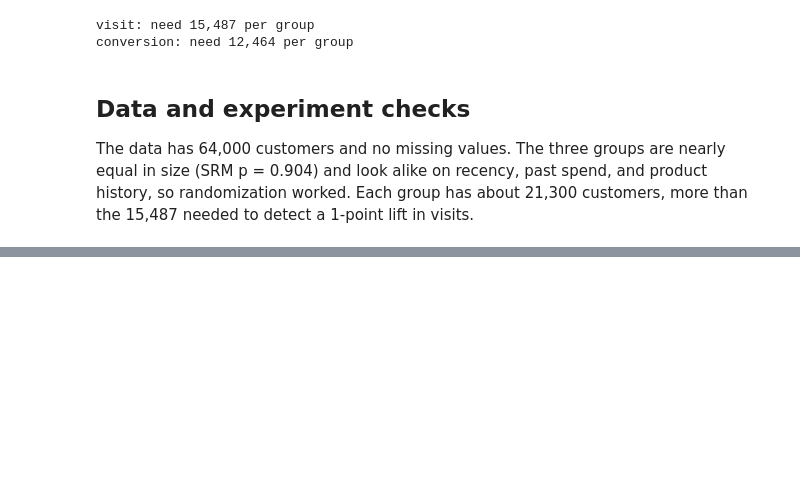
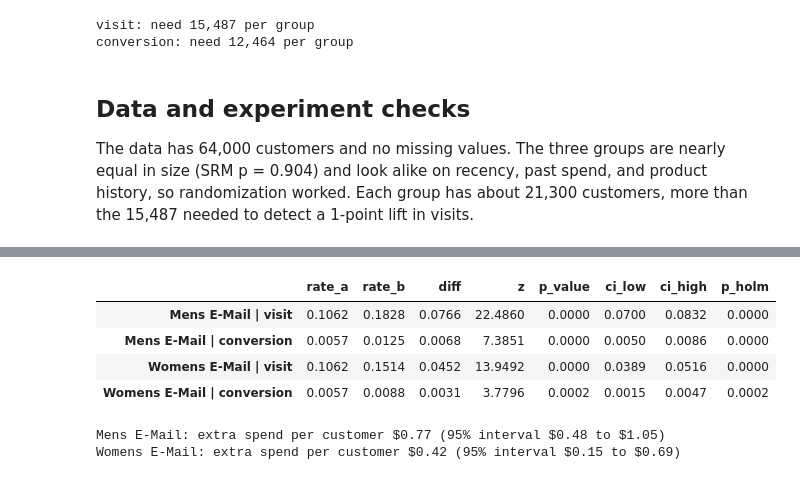
Before and after one commit to wmwilliamsjr/email-ab-test-uplift, a Jupyter notebook: notebooks/01_ab_test.ipynb, the cells around one changed output, grey strips where cells are left out. Drawn from its saved outputs; the diff is of its cells as text; code cells hidden in the pictures; blank space fills up the shorter version.

Commit message:
Add A/B test results

```diff
--- a/notebooks/01_ab_test.ipynb
+++ b/notebooks/01_ab_test.ipynb
@@ -71,0 +99,25 @@ The data has 64,000 customers and no missing values. The three groups are nearly
+# %%
+control = df[df["segment"] == "No E-Mail"]
+results = {}
+for email in ["Mens E-Mail", "Womens E-Mail"]:
+    grp = df[df["segment"] == email]
+    for metric in ["visit", "conversion"]:
+        results[f"{email} | {metric}"] = two_proportion_test(
+            int(control[metric].sum()), len(control), int(grp[metric].sum()), len(grp))
+table = pd.DataFrame(results).T
+table["p_holm"] = holm_adjust(table["p_value"].tolist())
+table.round(4)
+# %% [output]
+|  | rate_a | rate_b | diff | z | p_value | ci_low | ci_high | p_holm |
+| Mens E-Mail | visit | 0.1062 | 0.1828 | 0.0766 | 22.4860 | 0.0000 | 0.0700 | 0.0832 | 0.0000 |
+| Mens E-Mail | conversion | 0.0057 | 0.0125 | 0.0068 | 7.3851 | 0.0000 | 0.0050 | 0.0086 | 0.0000 |
+| Womens E-Mail | visit | 0.1062 | 0.1514 | 0.0452 | 13.9492 | 0.0000 | 0.0389 | 0.0516 | 0.0000 |
+| Womens E-Mail | conversion | 0.0057 | 0.0088 | 0.0031 | 3.7796 | 0.0002 | 0.0015 | 0.0047 | 0.0002 |
+# %%
+for email in ["Mens E-Mail", "Womens E-Mail"]:
+    diffs = bootstrap_diff(control["spend"], df.loc[df["segment"] == email, "spend"])
+    low, high = np.percentile(diffs, [2.5, 97.5])
+    print(f"{email}: extra spend per customer ${diffs.mean():.2f} (95% interval ${low:.2f} to ${high:.2f})")
+# %% [output]
+Mens E-Mail: extra spend per customer $0.77 (95% interval $0.48 to $1.05)
+Womens E-Mail: extra spend per customer $0.42 (95% interval $0.15 to $0.69)
```
Also changed, not shown: parts of 8 cells of this notebook, 2 other files.
